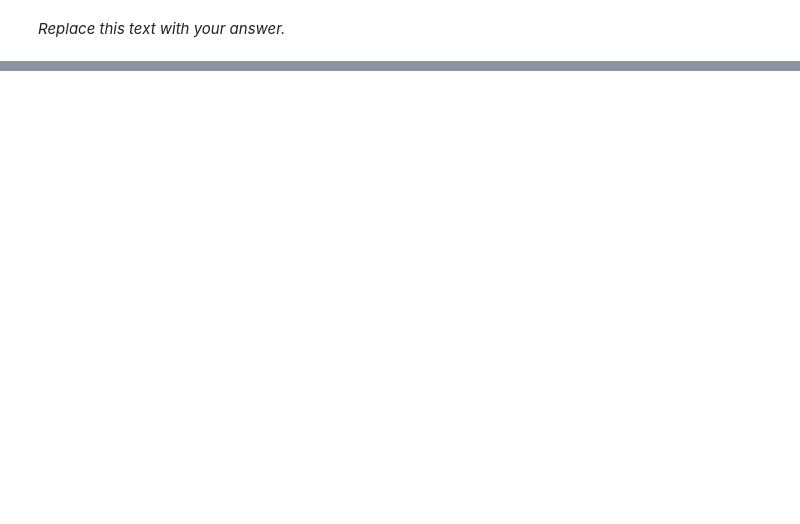
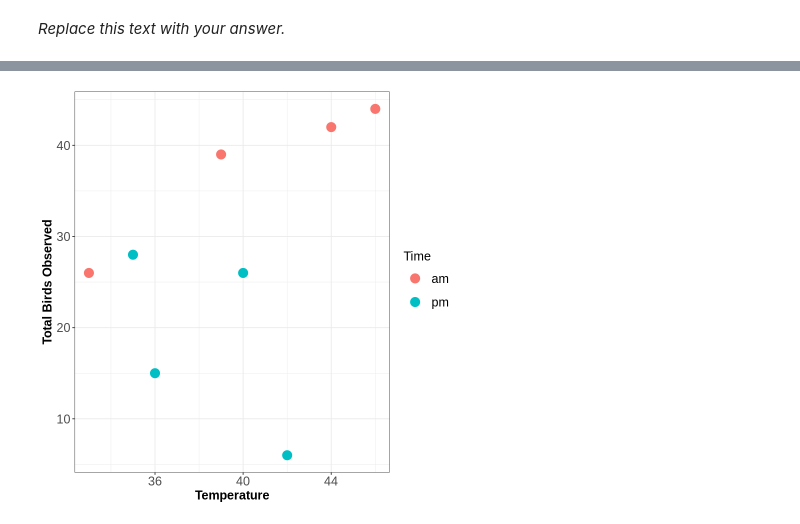
Before and after one commit to KaraNuss/coding-intro, a Jupyter notebook: Getting_Started.ipynb, the cells around one changed output, grey strips where cells are left out. Cells and saved outputs as stored; diff of their text form; code cells hidden in the pictures; blank space fills up the shorter version.

Commit message:
Hopefully final version. When making student version make sure to clear all outputs and cut out a few answer cells.

```diff
--- a/Getting_Started.ipynb
+++ b/Getting_Started.ipynb
@@ -163,0 +280,4 @@ A data.frame: 10 × 5
+# %%
+# Cut this cell out in student version.
+obs_log <- read.csv("observation_log.csv")
+obs_log
@@ -163,0 +333,2 @@ A data.frame: 10 × 5
+# %%
+combined_obs <- bind_cols(obs_log, total_counts)
@@ -163,0 +341,3 @@ A data.frame: 10 × 5
+# %%
+combined_obs <- select(combined_obs, -Observation...7)
+combined_obs
@@ -163,0 +356,4 @@ A data.frame: 10 × 5
+# %%
+# And now we can rename the Observation column to get rid of the ...1.
+
+combined_obs <- rename(combined_obs, Observation = Observation...1)
@@ -164 +398,17 @@ A data.frame: 10 × 5
+# %%
+# This code creates the basic graph
+by_temp <-ggplot(combined_obs, aes(x = Temperature_f, y = Total, colour = Time)) +
+  geom_point(size = 5) +
+  theme_bw() +
+  xlab ("Temperature") +
+  ylab ("Total Birds Observed")
+
+# This changes some style elements to make it easier to interpret.
+by_temp + theme(axis.text = element_text(size = 15, angle=0)) +
+  theme(axis.title = element_text(size = 15, face = "bold")) +
+  theme(legend.key.size = unit(1, 'cm'), # Change legend key size
+    legend.title = element_text(size = 15),
+    legend.text = element_text(size = 15))
+# %% [output]
+[figure, added]
 # %% [markdown]
```
Also changed, not shown: parts of 69 cells of this notebook.
